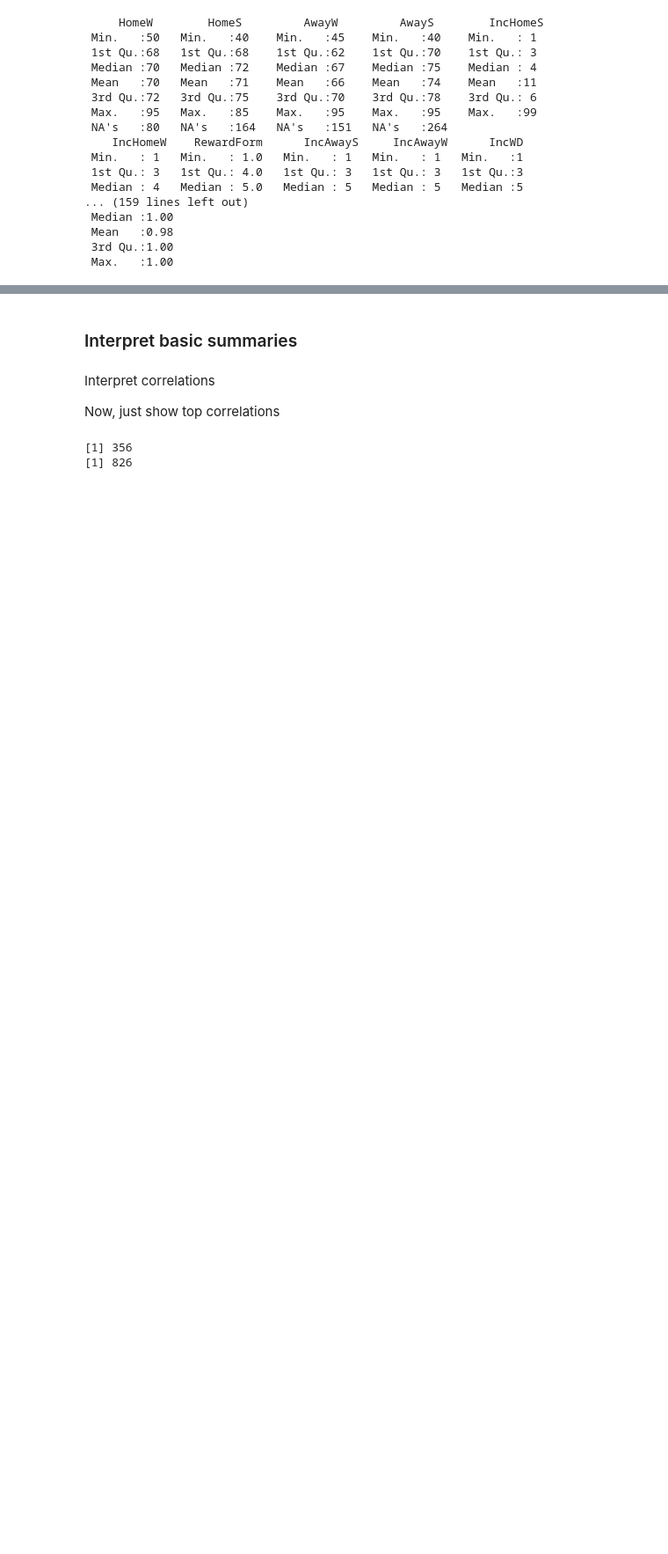
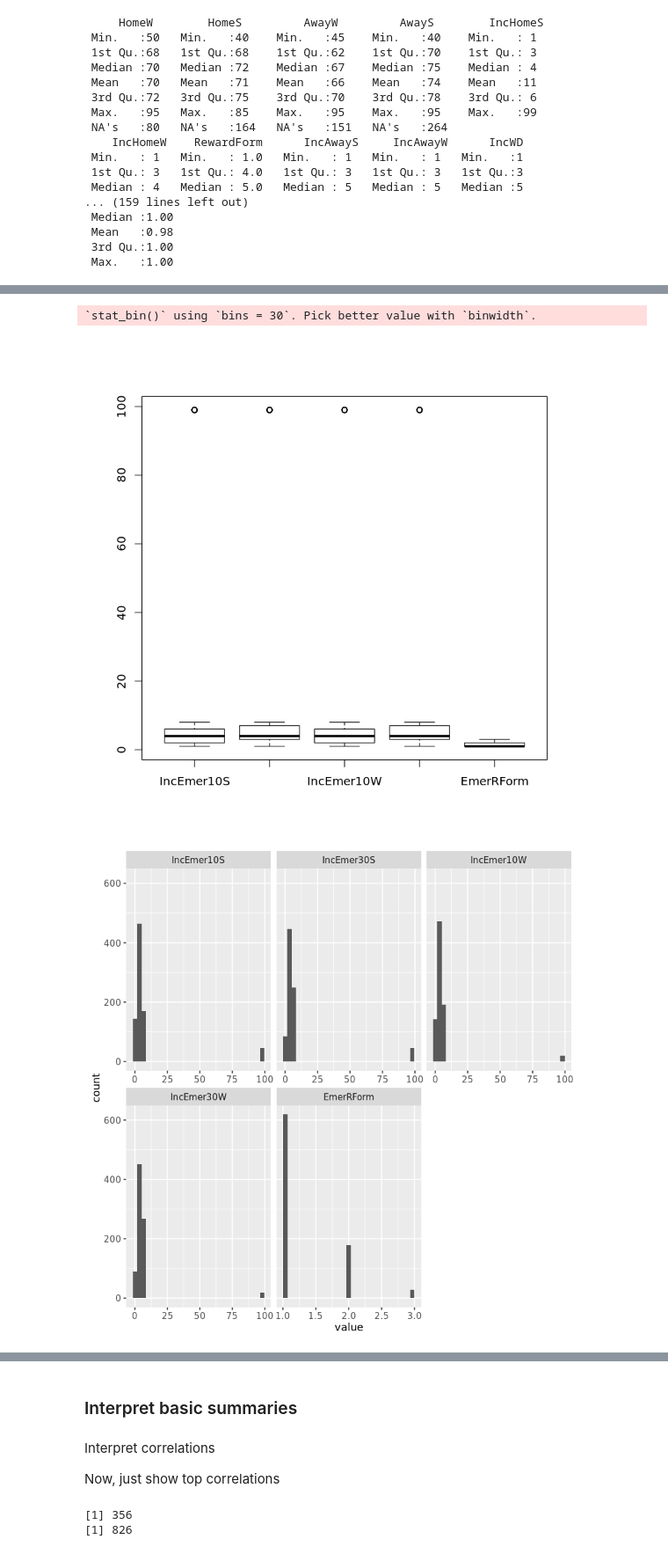
Before and after one commit to audrism/powerstats, a Jupyter notebook: PowerSurveyAnalysis.ipynb, the cells around one changed output, grey strips where cells are left out. Shown at 88% size. Drawn from its saved outputs; the diff is of its cells as text; code cells hidden in the pictures; blank space fills up the shorter version.

```diff
--- a/PowerSurveyAnalysis.ipynb
+++ b/PowerSurveyAnalysis.ipynb
@@ -177,0 +62,8 @@ ggplot(da,aes(x=value))+facet_wrap(~variable,scales="free_x")+geom_histogram()
+# %%
+d <- melt(data,-c(14:18))
+boxplot(data[,c(14:18)])
+ggplot(d,aes(x=value))+facet_wrap(~variable,scales="free_x")+geom_histogram()
+# %% [output]
+`stat_bin()` using `bins = 30`. Pick better value with `binwidth`.
+[figure, added]
+[figure, added]
```
Also changed, not shown: parts of 41 cells of this notebook.
